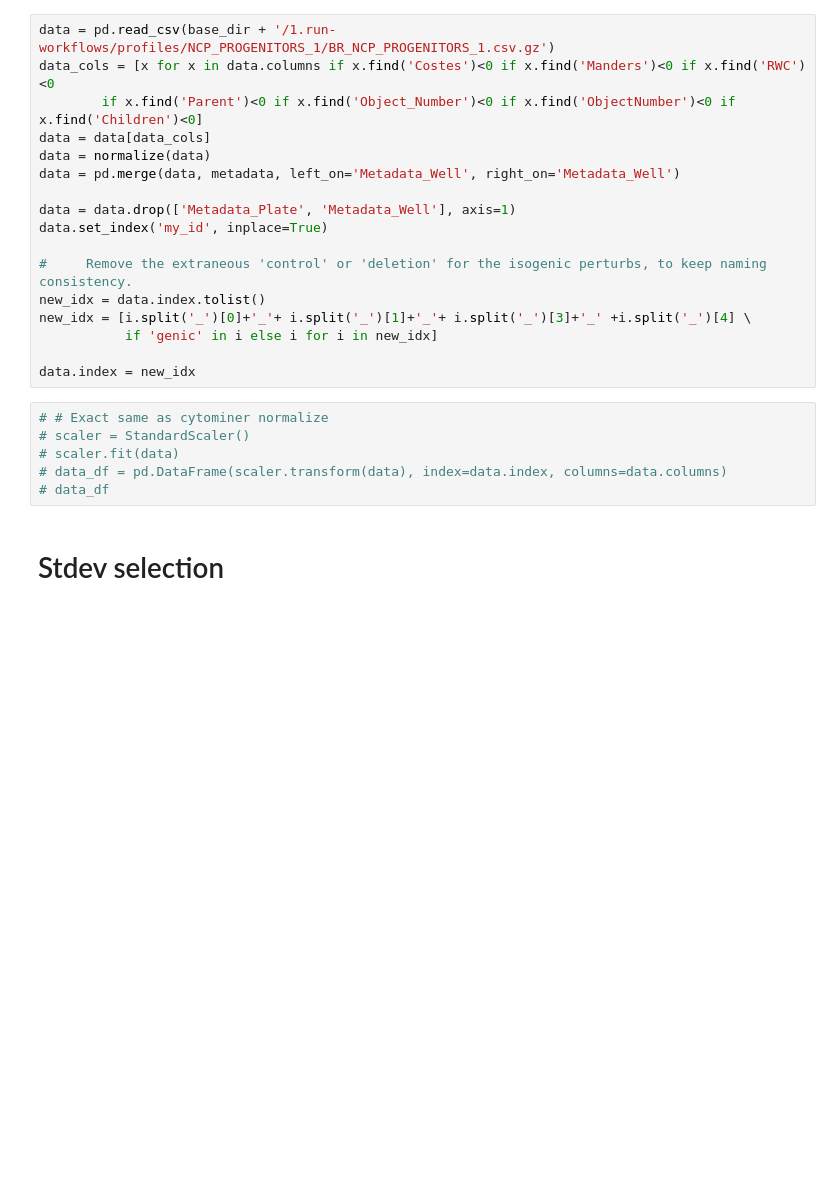
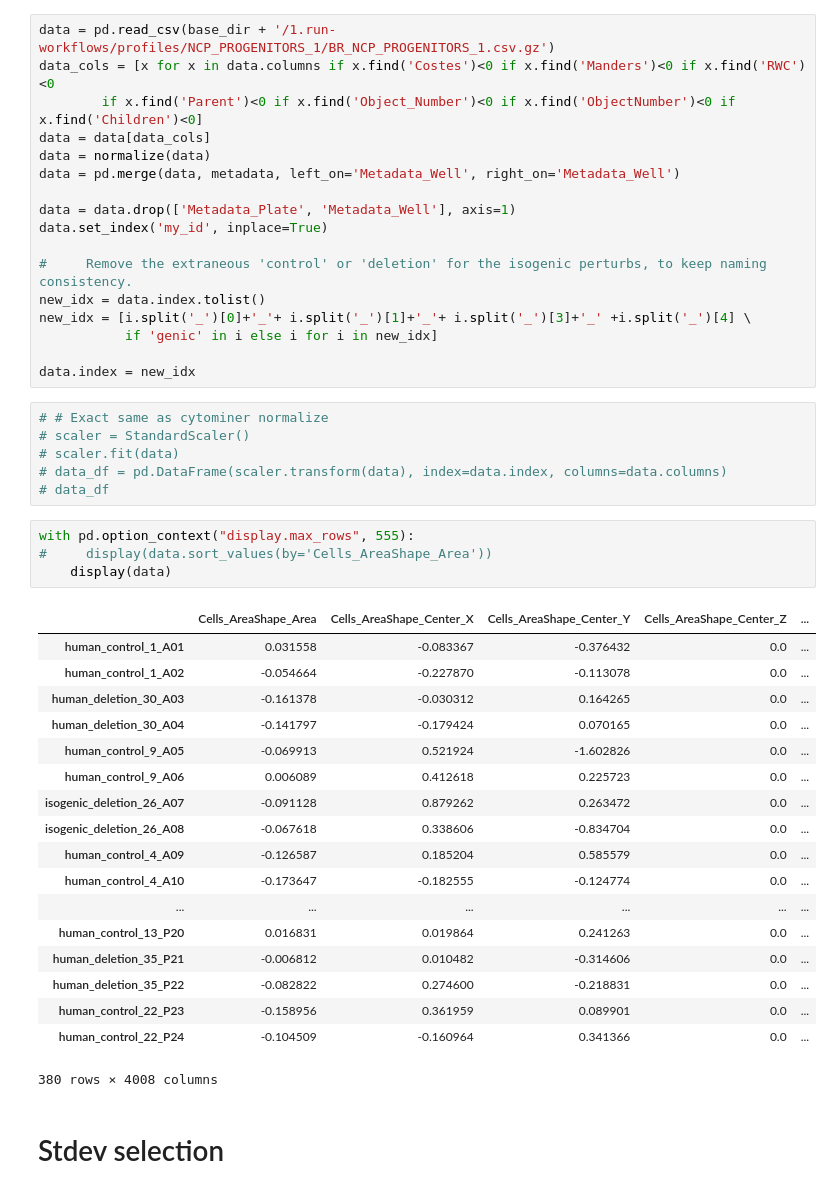
Before and after one commit to broadinstitute/NeuroPainting, a Jupyter notebook: analysis/Progenitors_00_feature_selection.ipynb, the cells around one changed output. Saved outputs shown, nothing was run; the diff lists cells and outputs as text; blank space fills up the shorter version.

```diff
--- a/analysis/Progenitors_00_feature_selection.ipynb
+++ b/analysis/Progenitors_00_feature_selection.ipynb
@@ -137,6 +137,29 @@ data.index = new_idx
 # scaler.fit(data)
 # data_df = pd.DataFrame(scaler.transform(data), index=data.index, columns=data.columns)
 # data_df
+# %%
+with pd.option_context("display.max_rows", 555):
+#     display(data.sort_values(by='Cells_AreaShape_Area'))
+    display(data)
+# %% [output]
+|  | Cells_AreaShape_Area | Cells_AreaShape_Center_X | Cells_AreaShape_Center_Y | Cells_AreaShape_Center_Z | ... |
+| human_control_1_A01 | 0.031558 | -0.083367 | -0.376432 | 0.0 | ... |
+| human_control_1_A02 | -0.054664 | -0.227870 | -0.113078 | 0.0 | ... |
+| human_deletion_30_A03 | -0.161378 | -0.030312 | 0.164265 | 0.0 | ... |
+| human_deletion_30_A04 | -0.141797 | -0.179424 | 0.070165 | 0.0 | ... |
+| human_control_9_A05 | -0.069913 | 0.521924 | -1.602826 | 0.0 | ... |
+| human_control_9_A06 | 0.006089 | 0.412618 | 0.225723 | 0.0 | ... |
+| isogenic_deletion_26_A07 | -0.091128 | 0.879262 | 0.263472 | 0.0 | ... |
+| isogenic_deletion_26_A08 | -0.067618 | 0.338606 | -0.834704 | 0.0 | ... |
+| human_control_4_A09 | -0.126587 | 0.185204 | 0.585579 | 0.0 | ... |
+| human_control_4_A10 | -0.173647 | -0.182555 | -0.124774 | 0.0 | ... |
+| ... | ... | ... | ... | ... | ... |
+| human_control_13_P20 | 0.016831 | 0.019864 | 0.241263 | 0.0 | ... |
+| human_deletion_35_P21 | -0.006812 | 0.010482 | -0.314606 | 0.0 | ... |
+| human_deletion_35_P22 | -0.082822 | 0.274600 | -0.218831 | 0.0 | ... |
+| human_control_22_P23 | -0.158956 | 0.361959 | 0.089901 | 0.0 | ... |
+| human_control_22_P24 | -0.104509 | -0.160964 | 0.341366 | 0.0 | ... |
+380 rows × 4008 columns
 # %% [markdown]
 # Stdev selection
 # %%
```
Also changed, not shown: 2 other files.
